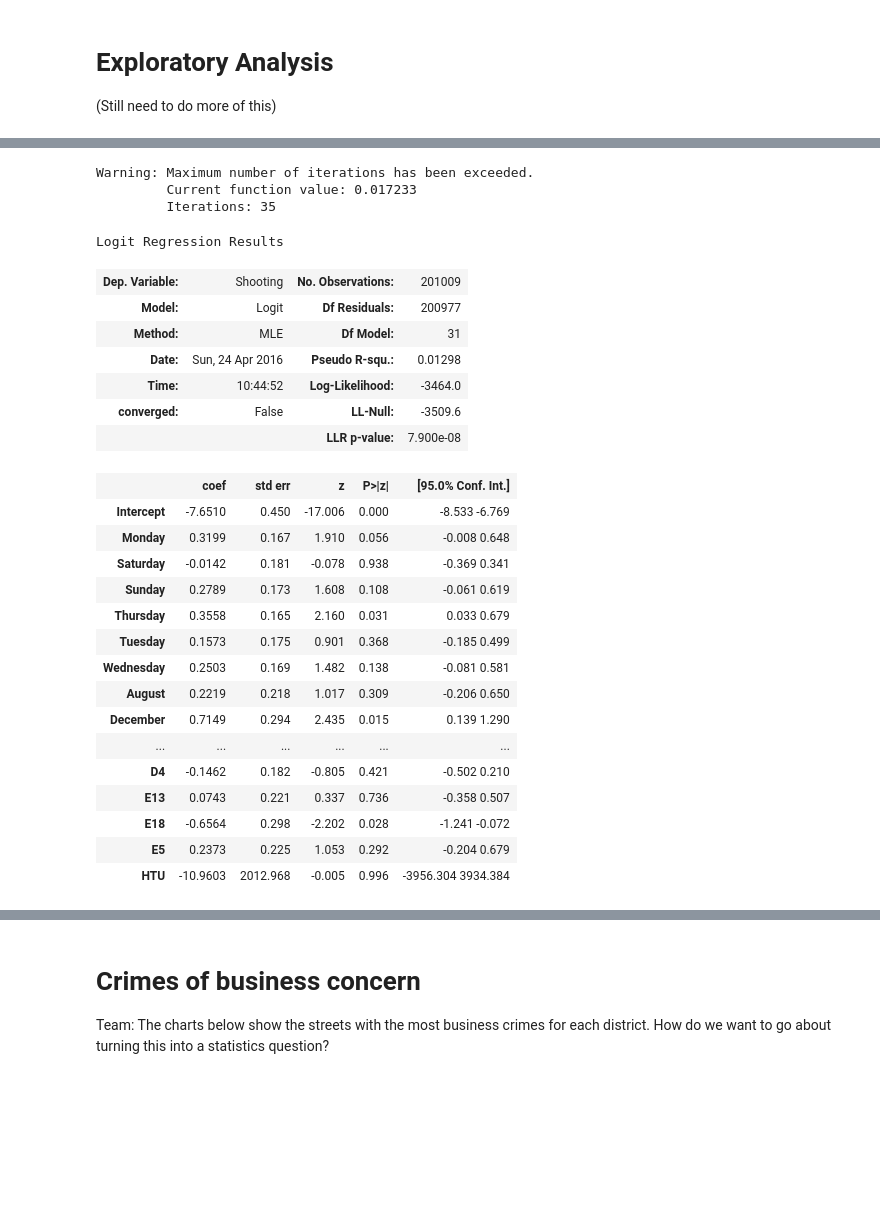
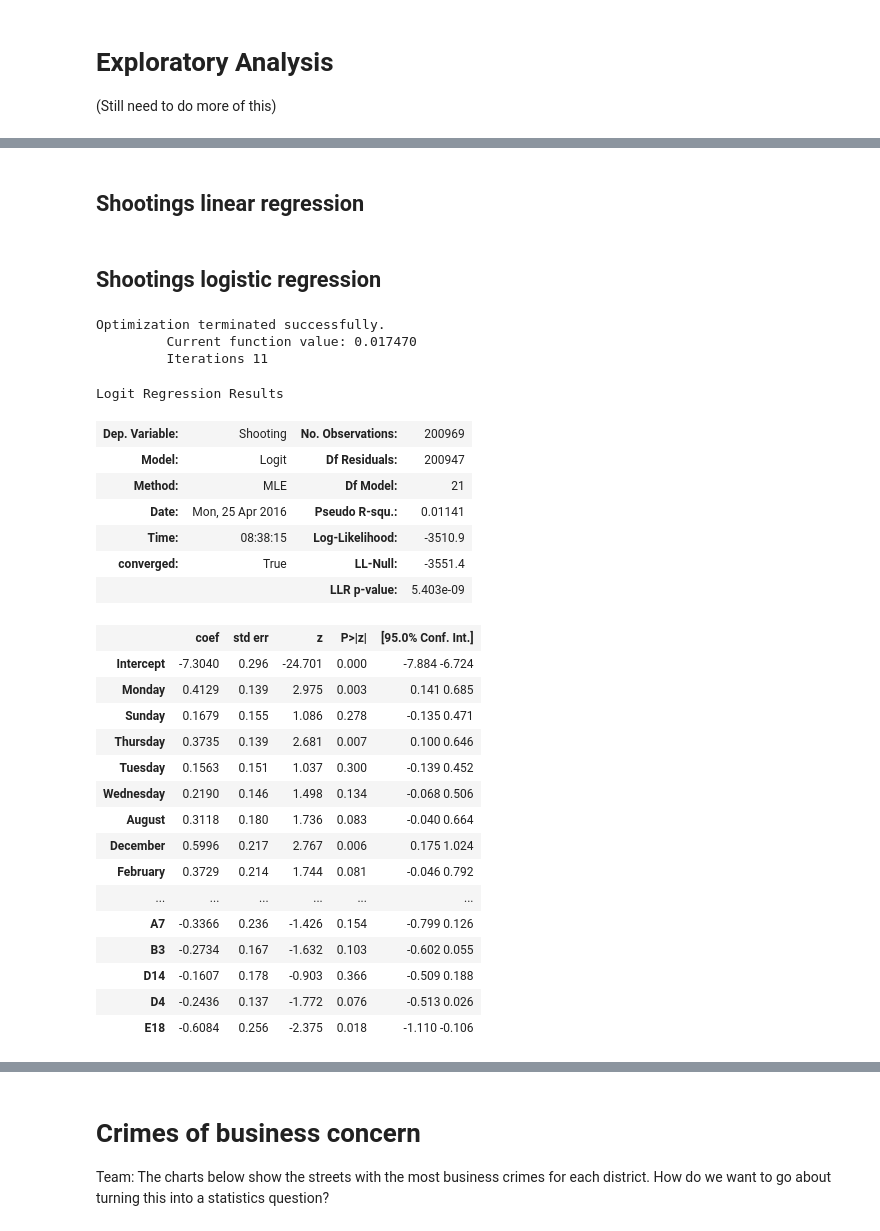
Before and after one commit to aisaacso/SafeBoss, a Jupyter notebook: crimes.ipynb, the cells around one changed output, grey strips where cells are left out. Cells and saved outputs as stored; diff of their text form; code cells hidden in the pictures; blank space fills up the shorter version.

```diff
--- a/crimes.ipynb
+++ b/crimes.ipynb
@@ -26,7 +32,7 @@ from sklearn.cluster import KMeans
 # Loads the data
 base_url = 'https://raw.githubusercontent.com/aisaacso/SafeBoss/master/'
 crime_url = base_url + 'Crime_Incident_Reports.csv'
-crime = pd.read_csv(crime_url)
+crime = pd.read_csv(crime_url, low_memory = False)
 # %%
 # Cleans the data
 
@@ -132,36 +201,60 @@ result_logistic = model_logistic.fit()
+# %% [markdown]
+## Shootings linear regression
+# %%
+# removed variables: HTU, E13, Tuesday, C11, + September + B2 + A15 + Saturday + + E5 + Sunday  + May + July + January
+model = ols(data=dummy_df, formula='Shooting ~ Monday + Thursday + Wednesday \
++ August + December + February + June + March + November + October \
++ TMAX + PRCP + A7  + B3  + C6 + D14 + D4  + E18')
+result = model.fit()
+result.summary()
+p = result.pvalues
+p.sort_values(inplace=True)
+print result.rsquared
+print p
+# %% [markdown]
+## Shootings logistic regression
 # %%
+# removed values: + A15 + September + B2 + E13 + Saturday + HTU + January + C11 + E5 + C6
 # Regression
-model_logistic = logit(data=train, formula='Shooting ~ Monday + Saturday + Sunday + Thursday + Tuesday + Wednesday \
-+ August + December + February + January + July + June + March + May + November + October + September\
-+ TMAX + PRCP + A15 + A7 + B2 + B3 + C11 + C6 + D14 + D4 + E13 + E18 + E5 + HTU'
+model_logistic = logit(data=train, formula='Shooting ~ Monday + Sunday + Thursday + Tuesday + Wednesday \
++ August + December + February + July + June + March + May + November + October \
++ TMAX + PRCP + A7 + B3 + D14 + D4 + E18 '
                      )
 result_logistic = model_logistic.fit()
+
+def analyze_p(res):
+    p = res.pvalues
+    p.sort_values(inplace = True)
+    print res.prsquared
+    print p
+
+#analyze_p(result_logistic)
 result_logistic.summary()
 # %% [output]
-Warning: Maximum number of iterations has been exceeded.
-         Current function value: 0.017233
-         Iterations: 35
+Optimization terminated successfully.
+         Current function value: 0.017470
+         Iterations 11
 Logit Regression Results
-| Dep. Variable: | Shooting | No. Observations: | 201009 |
-| Model: | Logit | Df Residuals: | 200977 |
-| Method: | MLE | Df Model: | 31 |
-| Date: | Sun, 24 Apr 2016 | Pseudo R-squ.: | 0.01298 |
-| Time: | 10:44:52 | Log-Likelihood: | -3464.0 |
-| converged: | False | LL-Null: | -3509.6 |
-|  |  | LLR p-value: | 7.900e-08 |
+| Dep. Variable: | Shooting | No. Observations: | 200969 |
+| Model: | Logit | Df Residuals: | 200947 |
+| Method: | MLE | Df Model: | 21 |
+| Date: | Mon, 25 Apr 2016 | Pseudo R-squ.: | 0.01141 |
+| Time: | 08:38:15 | Log-Likelihood: | -3510.9 |
+| converged: | True | LL-Null: | -3551.4 |
+|  |  | LLR p-value: | 5.403e-09 |
 |  | coef | std err | z | P>|z| | [95.0% Conf. Int.] |
-| Intercept | -7.6510 | 0.450 | -17.006 | 0.000 | -8.533 -6.769 |
-| Monday | 0.3199 | 0.167 | 1.910 | 0.056 | -0.008 0.648 |
-| Saturday | -0.0142 | 0.181 | -0.078 | 0.938 | -0.369 0.341 |
-| Sunday | 0.2789 | 0.173 | 1.608 | 0.108 | -0.061 0.619 |
-| Thursday | 0.3558 | 0.165 | 2.160 | 0.031 | 0.033 0.679 |
-| Tuesday | 0.1573 | 0.175 | 0.901 | 0.368 | -0.185 0.499 |
-| Wednesday | 0.2503 | 0.169 | 1.482 | 0.138 | -0.081 0.581 |
-| August | 0.2219 | 0.218 | 1.017 | 0.309 | -0.206 0.650 |
-| December | 0.7149 | 0.294 | 2.435 | 0.015 | 0.139 1.290 |
+| Intercept | -7.3040 | 0.296 | -24.701 | 0.000 | -7.884 -6.724 |
+| Monday | 0.4129 | 0.139 | 2.975 | 0.003 | 0.141 0.685 |
+| Sunday | 0.1679 | 0.155 | 1.086 | 0.278 | -0.135 0.471 |
+| Thursday | 0.3735 | 0.139 | 2.681 | 0.007 | 0.100 0.646 |
+| Tuesday | 0.1563 | 0.151 | 1.037 | 0.300 | -0.139 0.452 |
+| Wednesday | 0.2190 | 0.146 | 1.498 | 0.134 | -0.068 0.506 |
+| August | 0.3118 | 0.180 | 1.736 | 0.083 | -0.040 0.664 |
+| December | 0.5996 | 0.217 | 2.767 | 0.006 | 0.175 1.024 |
+| February | 0.3729 | 0.214 | 1.744 | 0.081 | -0.046 0.792 |
 | ... | ... | ... | ... | ... | ... |
-| D4 | -0.1462 | 0.182 | -0.805 | 0.421 | -0.502 0.210 |
-| E13 | 0.0743 | 0.221 | 0.337 | 0.736 | -0.358 0.507 |
-| E18 | -0.6564 | 0.298 | -2.202 | 0.028 | -1.241 -0.072 |
-| E5 | 0.2373 | 0.225 | 1.053 | 0.292 | -0.204 0.679 |
-| HTU | -10.9603 | 2012.968 | -0.005 | 0.996 | -3956.304 3934.384 |
+| A7 | -0.3366 | 0.236 | -1.426 | 0.154 | -0.799 0.126 |
+| B3 | -0.2734 | 0.167 | -1.632 | 0.103 | -0.602 0.055 |
+| D14 | -0.1607 | 0.178 | -0.903 | 0.366 | -0.509 0.188 |
+| D4 | -0.2436 | 0.137 | -1.772 | 0.076 | -0.513 0.026 |
+| E18 | -0.6084 | 0.256 | -2.375 | 0.018 | -1.110 -0.106 |
```
Also changed, not shown: parts of 26 cells of this notebook.
